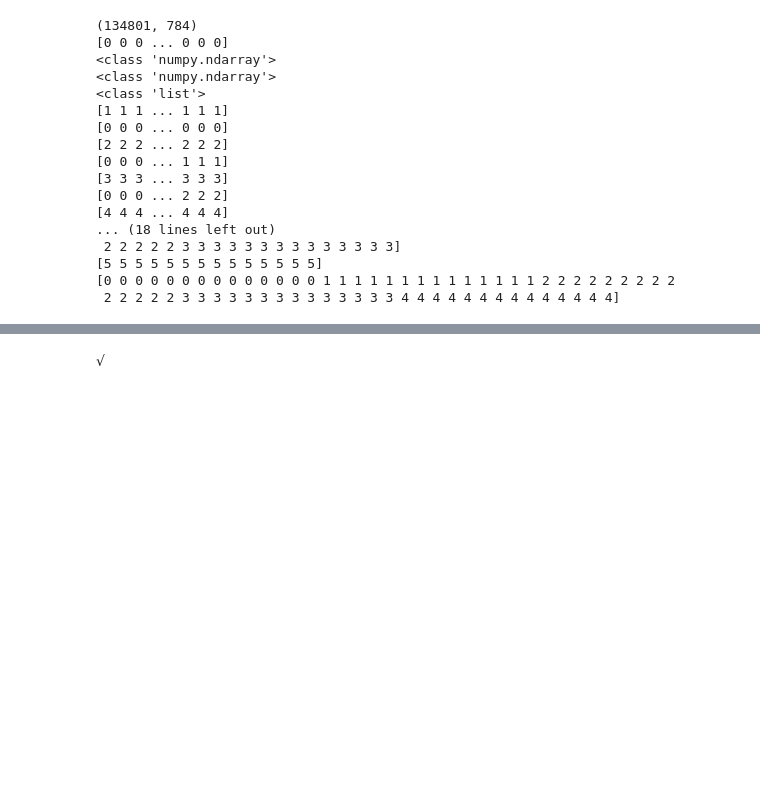
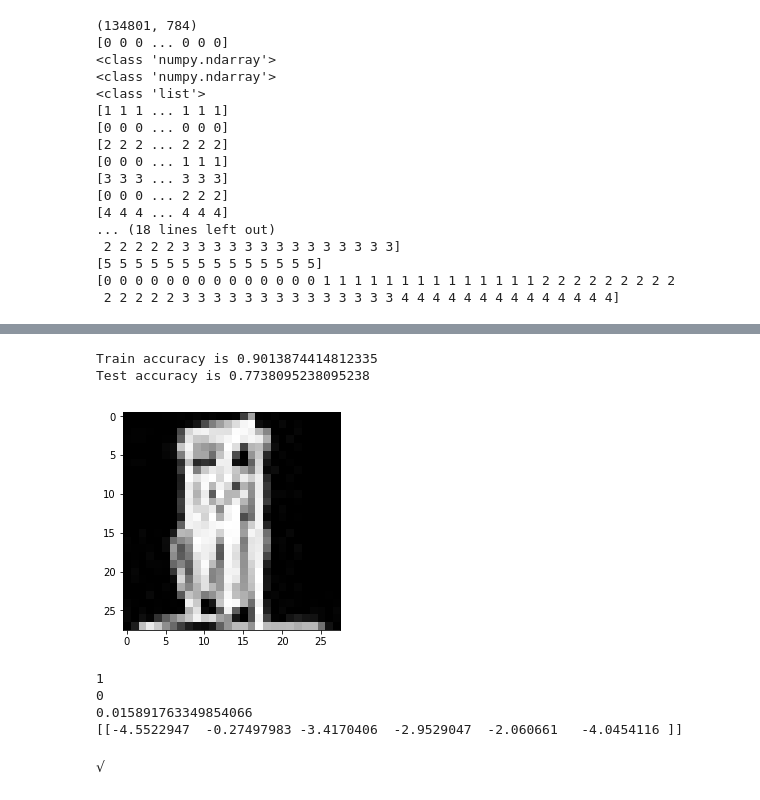
Before and after one commit to maiam6242/Facial_Blur, a Jupyter notebook: Facial_Blur.ipynb, the cells around one changed output, grey strips where cells are left out. Drawn from its saved outputs; the diff is of its cells as text; code cells hidden in the pictures; blank space fills up the shorter version.

Commit message:
Run user test data first try

```diff
--- a/Facial_Blur.ipynb
+++ b/Facial_Blur.ipynb
@@ -84,32 +92,32 @@ def rgb2gray(rgb):
 airplane_list = []
 for filename in glob.glob('airplane*.jpg'):
     im=Image.open(filename)
-    airplane_list.append( np.array((np.invert(np.array(im)))))
+    airplane_list.append( np.array((np.invert(np.array(im))))[1:29,1:29])
 
 broom_list = []
 for filename in glob.glob('broom*.jpg'):
     im=Image.open(filename)
-    broom_list.append( np.array((np.invert(np.array(im)))))
+    broom_list.append( np.array((np.invert(np.array(im))))[1:29,1:29])
 
 bear_list = []
 for filename in glob.glob('bear*.jpg'):
     im=Image.open(filename)
-    bear_list.append( np.array((np.invert(np.array(im)))))
+    bear_list.append( np.array((np.invert(np.array(im))))[1:29,1:29])
 
 broccoli_list = []
 for filename in glob.glob('broccoli*.jpg'):
     im=Image.open(filename)
-    broccoli_list.append( np.array((np.invert(np.array(im)))))
+    broccoli_list.append( np.array((np.invert(np.array(im))))[1:29,1:29])
 
 tower_list = []
 for filename in glob.glob('tower*.jpg'):
     im=Image.open(filename)
-    tower_list.append( np.array((np.invert(np.array(im)))))
+    tower_list.append( np.array((np.invert(np.array(im))))[1:29,1:29])
 
 dog_list = []
 for filename in glob.glob('dog*.jpg'):
     im=Image.open(filename)
-    dog_list.append( np.array((np.invert(np.array(im)))))
+    dog_list.append( np.array((np.invert(np.array(im))))[1:29,1:29])
 
 dog_list = np.array(dog_list)
 broccoli_list = np.array(broccoli_list)
@@ -119,10 +127,13 @@ airplane_list = np.array(airplane_list)
 print(len(tower_list))
 tower_list = np.array(tower_list)
 
+
+# dog_list = np.reshape(dog_list, (14,1024))
+
 # plt.imshow(dog_list[6],cmap="gray")
-# print(np.array(dog_list[0]))
+# print(np.array(airplane_list[0]))
 # print(len(np.array(dog_list)))
-print(np.shape(np.array(dog_list)))
-print(dog_list[6])
+print(np.shape(np.array(airplane_list[0])))
+# print(dog_list[6])
 # %% [output]
 14
@@ -253,16 +260,20 @@ train, test = random_split(quick_draw_data, [x,(len(quick_draw_data) - x)])
 
 image_dims = 1, 28, 28
 n_training_samples = len(train) # How many training images to use
-n_test_samples = len(test) # How many test images to use
+# n_test_samples = len(test) # How many test images to use
+n_test_samples = 84 # How many test images to use                       --------------
 classes = ('tower', 'bear', 'airplane', 'brocolli', 'dog', 'broom')
 
 # Load the training set
 train_set = train
-train_sampler = SubsetRandomSampler(
-    np.arange(n_training_samples, dtype=np.int64))
+train_sampler = SubsetRandomSampler(np.arange(n_training_samples, dtype=np.int64))
 
 #Load the test set
-test_set = test
+
+# choose correct set                                                    ---------------
+
+# test_set = test
+test_set = testdata
 test_sampler = SubsetRandomSampler(np.arange(n_test_samples, dtype=np.int64))
 # %%
 type(test_set)
@@ -524,20 +557,29 @@ def get_accuracy(net, loader):
     return n_correct/n_total
 print("Train accuracy is", get_accuracy(net, train_loader))
 print("Test accuracy is", get_accuracy(net, test_loader))
+# %% [output]
+Train accuracy is 0.9013874414812335
+Test accuracy is 0.7738095238095238
 # %%
 def examine_label(idx):
     image, label = test_set[idx]
     class_scores = net(Variable(image.unsqueeze(0)).to(device))
     prediction = np.argmax(class_scores.cpu().detach().numpy())
     confidence = class_scores.cpu().detach().numpy()
     plt.imshow(image.squeeze(), cmap='gray')
     plt.show()
     print(prediction)
     print(label)
     print(max(confidence[0])/sum(confidence[0]))
     print(confidence)
 
-examine_label(300)
+examine_label(7)
+# %% [output]
+[figure, added]
+1
+0
+0.015891763349854066
+[[-4.5522947  -0.27497983 -3.4170406  -2.9529047  -2.060661   -4.0454116 ]]
 # %%
 gdown.download('https://l.facebook.com/l.php?u=https%3A%2F%2Fdrive.google.com%2Fdrive%2Ffolders%2F1K7Erwhj8naBng_RoUWnI2hJmfwzgzMKQ%3Fusp%3Dsharing%26fbclid%3DIwAR1PKsukqEVTM0NUn0KB_YmqAhgO1Sr0DnAb_xGUKSHRC4OemawFx-5gU_Q&h=AT3lp_oIwm9ztQaGRUMXdkq6oUG-Y4Gcyz1KvOqwX7WXRGPWY0qcpMlA3gHDjBsPe80nkLJo3VcTJiB-fPM4VoftAwq9P7yT5PvXs-Azjya2RsqiNJpnwKl30cL0jixwxVGLfrFryiI', 'testimages', False)
 # %%
```
Also changed, not shown: parts of 8 cells of this notebook.
